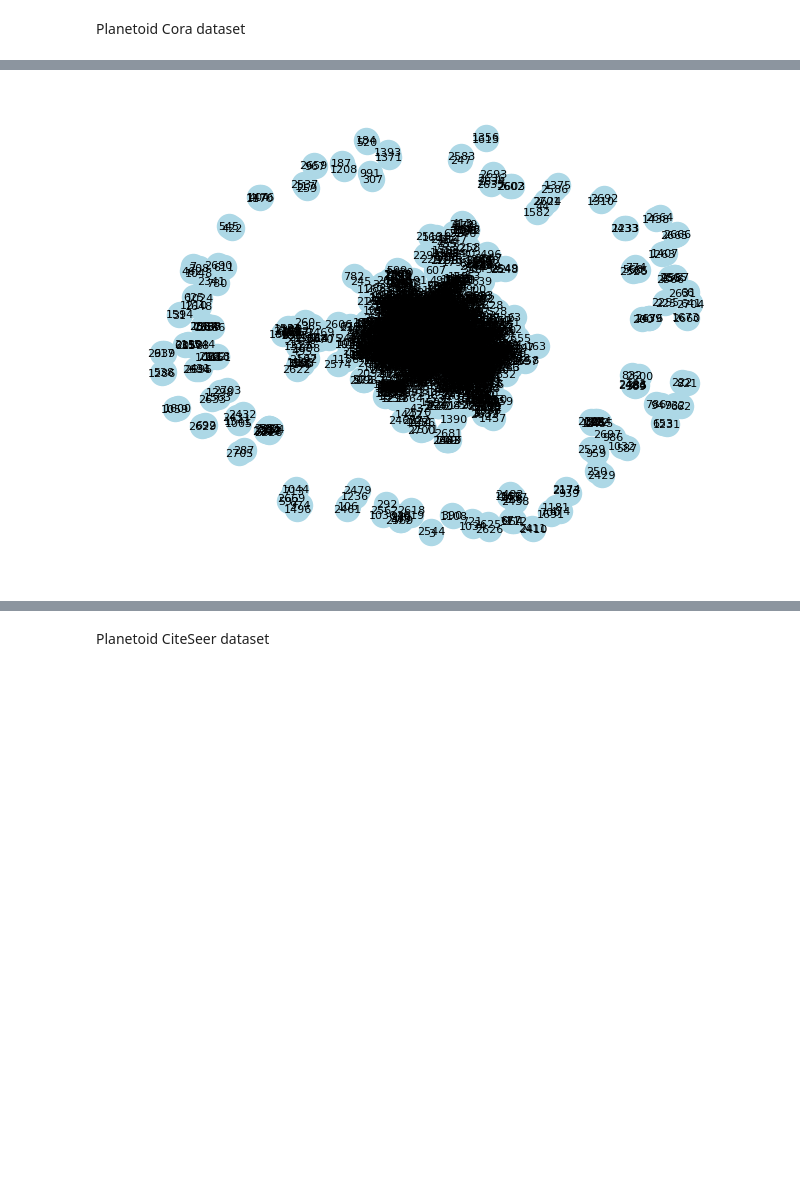
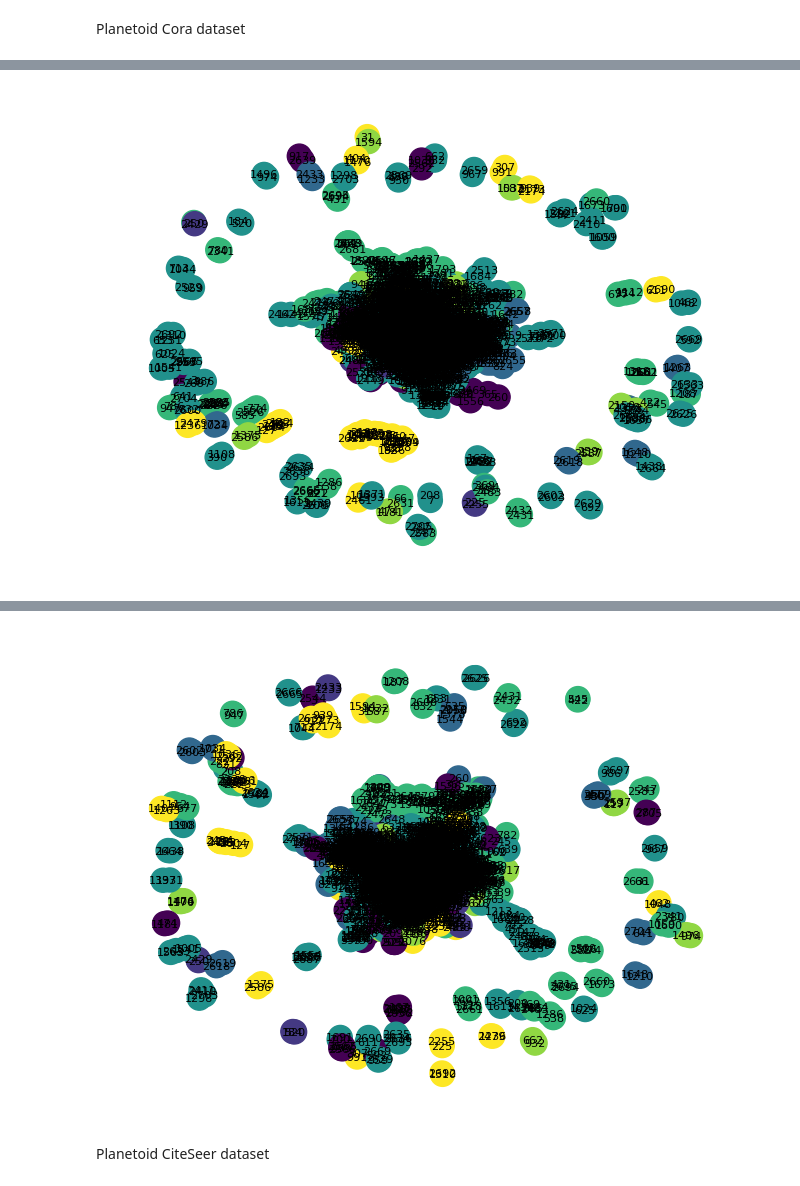
Before and after one commit to Demonio-Lechoso/IS1-Lab4, a Jupyter notebook: part2.ipynb, the cells around one changed output, grey strips where cells are left out. Cells and saved outputs as stored; diff of their text form; code cells hidden in the pictures; blank space fills up the shorter version.

```diff
--- a/part2.ipynb
+++ b/part2.ipynb
@@ -42,19 +42,6 @@ optimizer = optim.Adam(model.parameters(), lr=0.01, weight_decay=5e-4)
 # Create the loss function
 criterion = nn.CrossEntropyLoss()
 
-# Convert edge_index to edge list format
-edges = edge_index.t().tolist()
-
-# Create a networkx graph object
-G = nx.Graph(edges)
-
-# Draw the graph
-pos = nx.spring_layout(G)
-nx.draw(G, pos, with_labels=True, node_color='lightblue', edge_color='gray', node_size=300, font_size=8)
-
-# Show the graph
-plt.show()
-
 # Training loop
 def train():
     model.train()
@@ -83,4 +70,48 @@ for epoch in range(200):
 # Calculate average accuracy
 avg_accuracy = sum(accuracies) / len(accuracies)
 print(f'Average Accuracy: {avg_accuracy:.4f}')
+
+#Reference Graph
+# Convert edge_index to edge list format
+edges = edge_index.t().tolist()
+
+# Create a networkx graph object
+G = nx.Graph(edges)
+
+# Draw the graph
+pos = nx.spring_layout(G)
+node_colors = [y[node] for node in G.nodes()]
+nx.draw(G, pos, with_labels=True, node_color=node_colors, edge_color='gray', node_size=300, font_size=8)
+
+# Show the graph
+plt.show()
+
+#Predicted Graph
+# Get the predicted labels for all nodes
+model.eval()
+output = model(x, edge_index)
+pred_labels = output.argmax(dim=1)
+
+# Convert edge_index to edge list format for the predicted graph
+pred_edges = edge_index.t().tolist()
+
+# Create a networkx graph object
+G = nx.Graph(pred_edges)
+
+# Create a networkx graph object for the predicted graph
+pred_G = nx.Graph(pred_edges)
+
+# Assign the predicted labels as node attributes in the predicted graph
+labels = {}
+for node, label in enumerate(pred_labels):
+    labels[node] = label.item()
+nx.set_node_attributes(pred_G, labels, 'label')
+
+# Draw the predicted graph with different node colors based on predicted labels
+pos_pred = nx.spring_layout(pred_G)
+node_colors = [pred_G.nodes[node]['label'] for node in pred_G.nodes()]
+nx.draw(pred_G, pos_pred, with_labels=True, node_color=node_colors, edge_color='gray', node_size=300, font_size=8)
+
+# Show the predicted graph
+plt.show()
 # %% [output]
@@ -87 +135 @@ print(f'Average Accuracy: {avg_accuracy:.4f}')
-[figure, old version]
+[figure, new version]
@@ -105,3 +136,4 @@ Average Accuracy: 0.8034
+[figure, added]
 # %% [markdown]
 Planetoid CiteSeer dataset
 # %%
```
Also changed, not shown: parts of 3 cells of this notebook.
